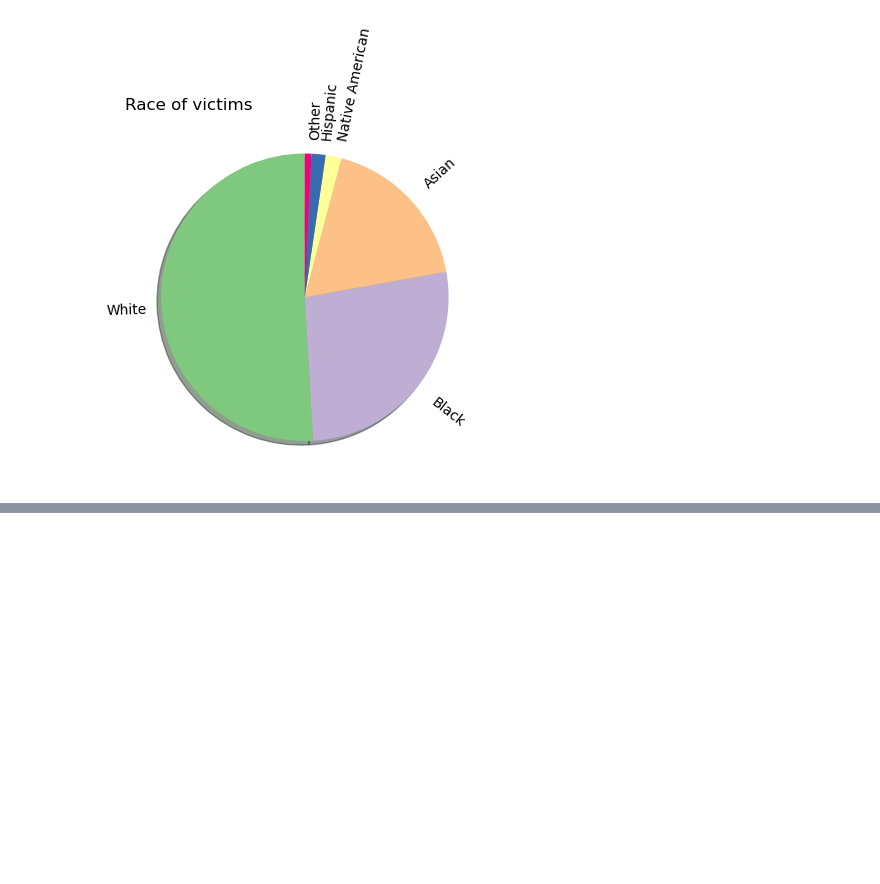
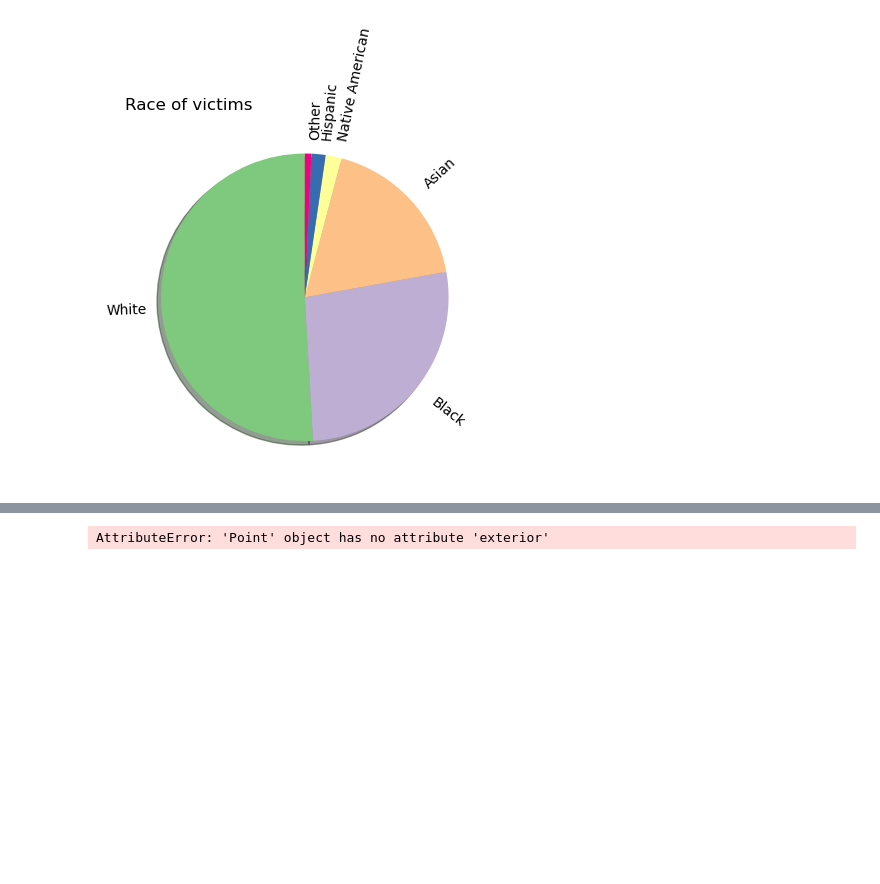
Before and after one commit to fongc123/notes, a Jupyter notebook: src/data visualization/police_shootings.ipynb, the cells around one changed output, grey strips where cells are left out. Cells and saved outputs as stored; diff of their text form; code cells hidden in the pictures; blank space fills up the shorter version.

```diff
--- a/src/data visualization/police_shootings.ipynb
+++ b/src/data visualization/police_shootings.ipynb
@@ -123,0 +141,10 @@ DriverError: cb_2018_us_cbsa_500k.shp: No such file or directory
+# %%
+df_geo.sort_values(by = 'year', ascending = True)
+gplt.choropleth(
+    df_geo,
+    hue = "year",
+    projections = gplt.crs.AlbersEqualArea(),
+)
+# %% [output]
+AttributeError: 'Point' object has no attribute 'exterior'
+[figure, added]
```
Also changed, not shown: parts of 4 cells of this notebook.
